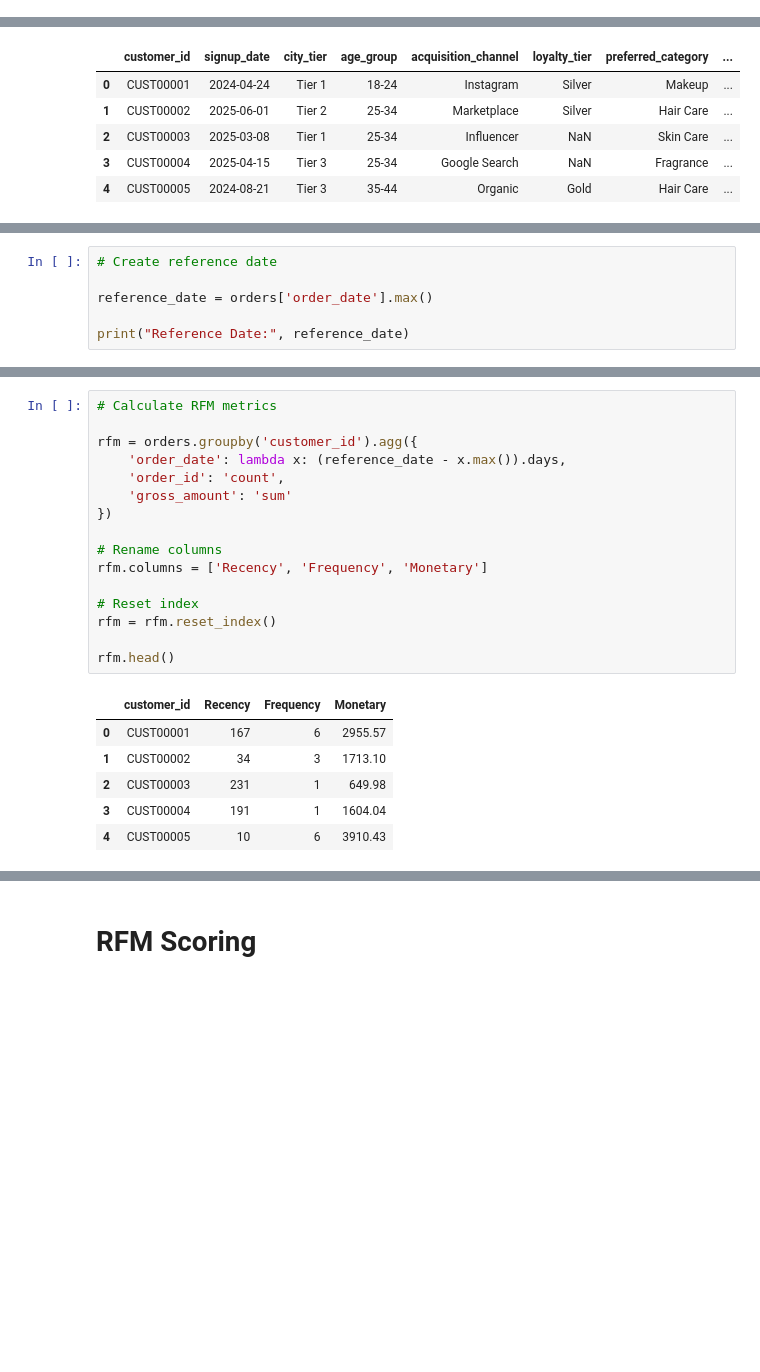
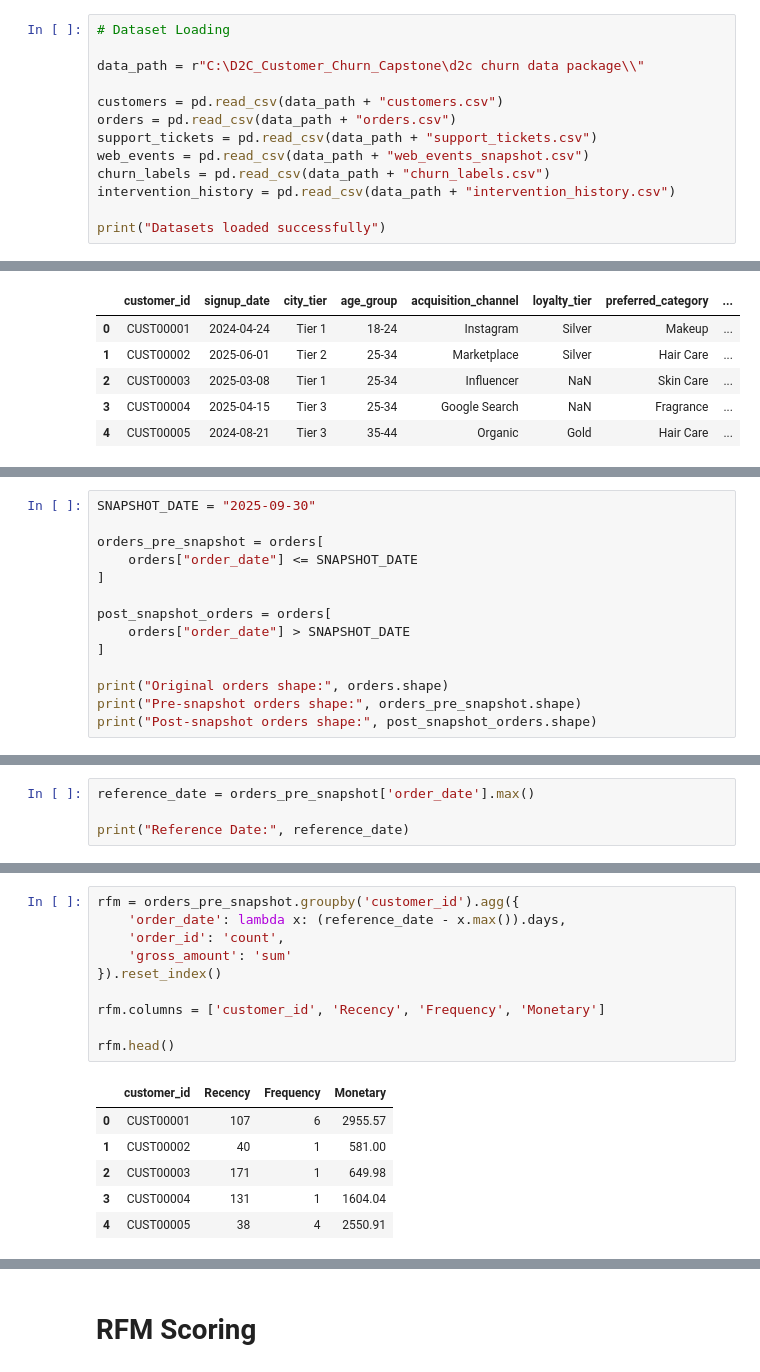
Before and after one commit to GuDLish/d2c-rfm-segmentation, a Jupyter notebook: rfm_segmentation.ipynb, the cells around one changed output, grey strips where cells are left out. Saved outputs shown, nothing was run; the diff lists cells and outputs as text; blank space fills up the shorter version.

```diff
--- a/rfm_segmentation.ipynb
+++ b/rfm_segmentation.ipynb
@@ -25,0 +30,13 @@ Datasets loaded successfully
+# %%
+# Dataset Loading
+
+data_path = r"C:\D2C_Customer_Churn_Capstone\d2c churn data package\\"
+
+customers = pd.read_csv(data_path + "customers.csv")
+orders = pd.read_csv(data_path + "orders.csv")
+support_tickets = pd.read_csv(data_path + "support_tickets.csv")
+web_events = pd.read_csv(data_path + "web_events_snapshot.csv")
+churn_labels = pd.read_csv(data_path + "churn_labels.csv")
+intervention_history = pd.read_csv(data_path + "intervention_history.csv")
+
+print("Datasets loaded successfully")
@@ -34,0 +78,14 @@ customers.head()
+# %%
+SNAPSHOT_DATE = "2025-09-30"
+
+orders_pre_snapshot = orders[
+    orders["order_date"] <= SNAPSHOT_DATE
+]
+
+post_snapshot_orders = orders[
+    orders["order_date"] > SNAPSHOT_DATE
+]
+
+print("Original orders shape:", orders.shape)
+print("Pre-snapshot orders shape:", orders_pre_snapshot.shape)
+print("Post-snapshot orders shape:", post_snapshot_orders.shape)
@@ -71,7 +107,5 @@ dtype: object
 # %%
-# Create reference date
-
-reference_date = orders['order_date'].max()
+reference_date = orders_pre_snapshot['order_date'].max()
 
 print("Reference Date:", reference_date)
 # %% [output]
@@ -79,26 +113,20 @@ Reference Date: 2025-11-29 00:00:00
 # %%
-# Calculate RFM metrics
-
-rfm = orders.groupby('customer_id').agg({
+rfm = orders_pre_snapshot.groupby('customer_id').agg({
     'order_date': lambda x: (reference_date - x.max()).days,
     'order_id': 'count',
     'gross_amount': 'sum'
-})
+}).reset_index()
 
-# Rename columns
-rfm.columns = ['Recency', 'Frequency', 'Monetary']
-
-# Reset index
-rfm = rfm.reset_index()
+rfm.columns = ['customer_id', 'Recency', 'Frequency', 'Monetary']
 
 rfm.head()
 # %% [output]
 |  | customer_id | Recency | Frequency | Monetary |
-| 0 | CUST00001 | 167 | 6 | 2955.57 |
-| 1 | CUST00002 | 34 | 3 | 1713.10 |
-| 2 | CUST00003 | 231 | 1 | 649.98 |
-| 3 | CUST00004 | 191 | 1 | 1604.04 |
-| 4 | CUST00005 | 10 | 6 | 3910.43 |
+| 0 | CUST00001 | 107 | 6 | 2955.57 |
+| 1 | CUST00002 | 40 | 1 | 581.00 |
+| 2 | CUST00003 | 171 | 1 | 649.98 |
+| 3 | CUST00004 | 131 | 1 | 1604.04 |
+| 4 | CUST00005 | 38 | 4 | 2550.91 |
 # %%
 rfm.describe()
 # %% [output]
```
Also changed, not shown: parts of 53 cells of this notebook, 5 other files.
